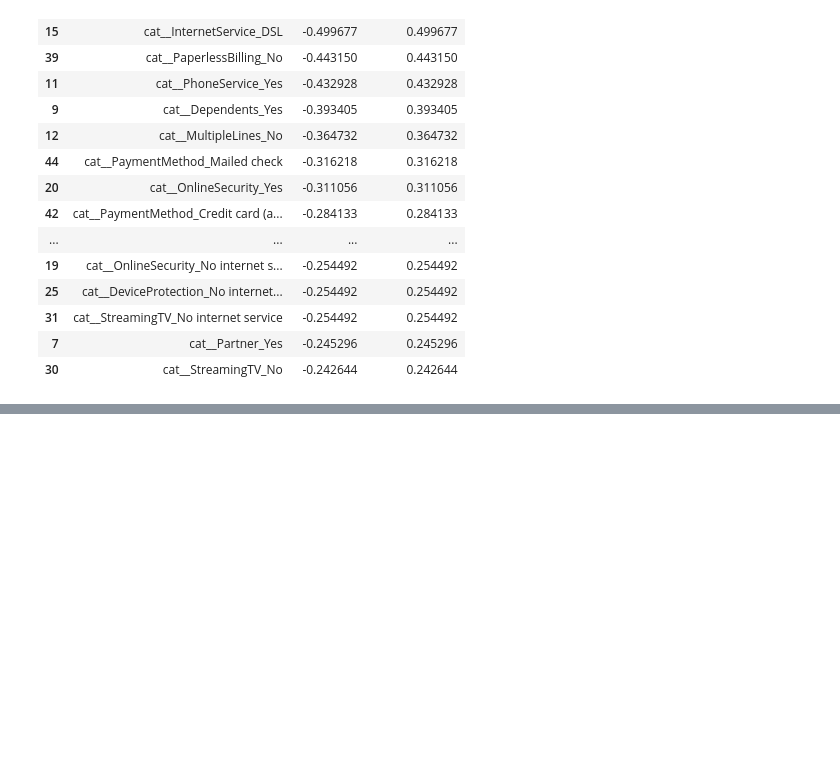
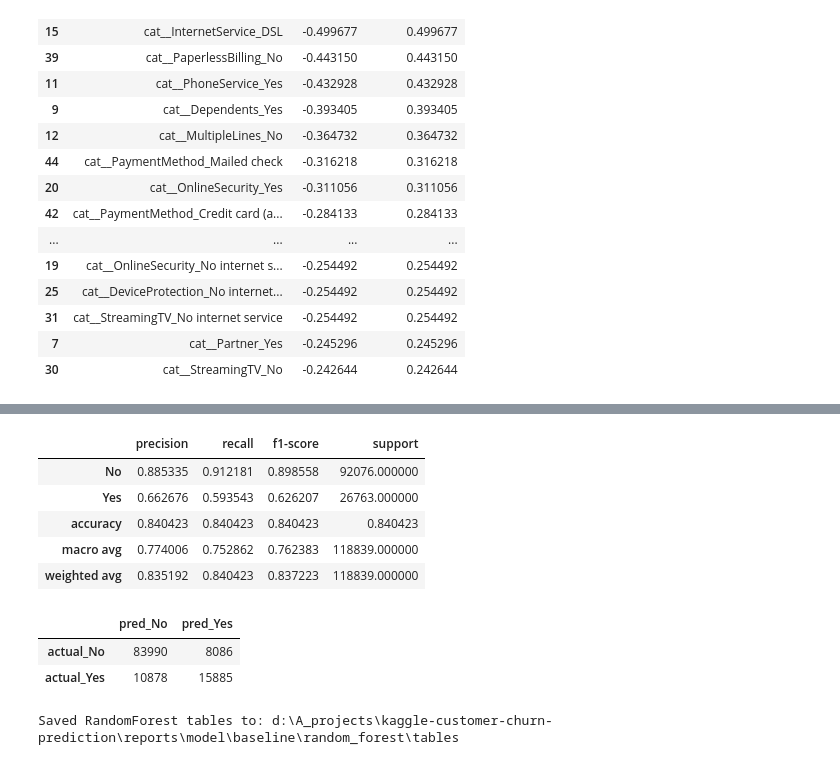
Before and after one commit to pcx-xust/kaggle-customer-churn-prediction, a Jupyter notebook: notebook/02_baseline_model.ipynb, the cells around one changed output, grey strips where cells are left out. Cells and saved outputs as stored; diff of their text form; code cells hidden in the pictures; blank space fills up the shorter version.

```diff
--- a/notebook/02_baseline_model.ipynb
+++ b/notebook/02_baseline_model.ipynb
@@ -585,0 +748,52 @@ Top negative coefficients:
+# %%
+#保存RandomForest分类报告和混淆矩阵
+rf_report_dict = classification_report(
+    y_valid,
+    y_valid_pred_rf,
+    output_dict=True,
+    zero_division=0,
+)
+
+rf_classification_report_df = pd.DataFrame(rf_report_dict).T
+
+rf_cm = confusion_matrix(
+    y_valid,
+    y_valid_pred_rf,
+    labels=rf_classes,
+)
+
+rf_confusion_matrix_df = pd.DataFrame(
+    rf_cm,
+    index=[f"actual_{cls}" for cls in rf_classes],
+    columns=[f"pred_{cls}" for cls in rf_classes],
+)
+
+rf_metrics_df.to_csv(
+    RF_TABLE_DIR / "random_forest_metrics.csv",
+    index=False,
+)
+
+rf_classification_report_df.to_csv(
+    RF_TABLE_DIR / "random_forest_classification_report.csv",
+    index_label="class",
+)
+
+rf_confusion_matrix_df.to_csv(
+    RF_TABLE_DIR / "random_forest_confusion_matrix.csv",
+)
+
+display(rf_classification_report_df)
+display(rf_confusion_matrix_df)
+
+print("Saved RandomForest tables to:", RF_TABLE_DIR)
+# %% [output]
+|  | precision | recall | f1-score | support |
+| No | 0.885335 | 0.912181 | 0.898558 | 92076.000000 |
+| Yes | 0.662676 | 0.593543 | 0.626207 | 26763.000000 |
+| accuracy | 0.840423 | 0.840423 | 0.840423 | 0.840423 |
+| macro avg | 0.774006 | 0.752862 | 0.762383 | 118839.000000 |
+| weighted avg | 0.835192 | 0.840423 | 0.837223 | 118839.000000 |
+|  | pred_No | pred_Yes |
+| actual_No | 83990 | 8086 |
+| actual_Yes | 10878 | 15885 |
+Saved RandomForest tables to: d:\A_projects\kaggle-customer-churn-prediction\reports\model\baseline\random_forest\tables
```
Also changed, not shown: parts of 11 cells of this notebook, 7 other files.
